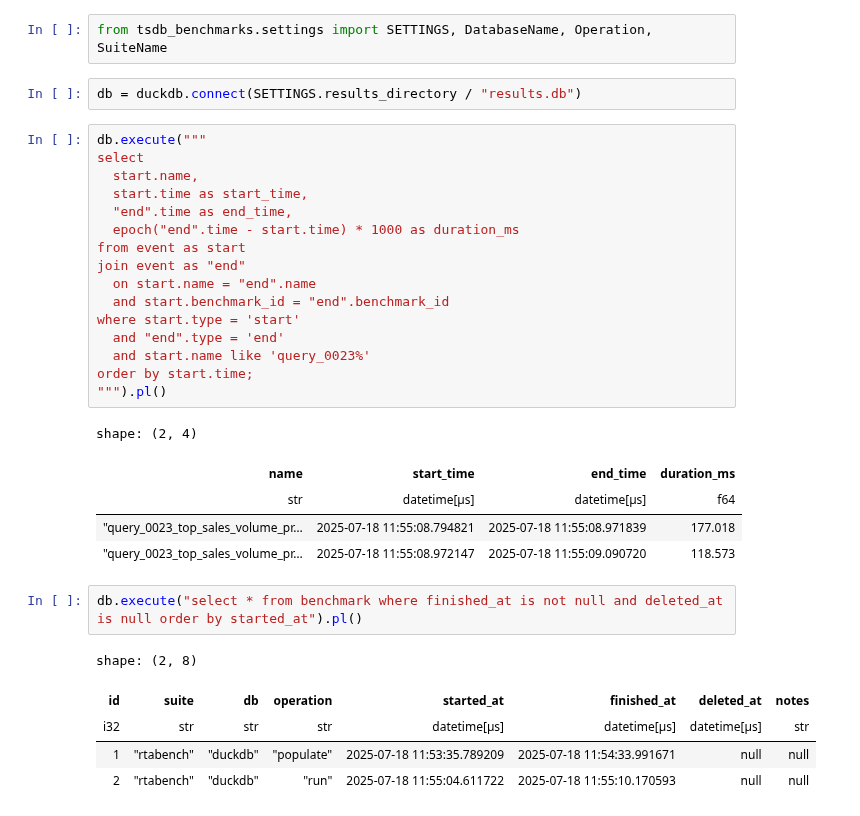
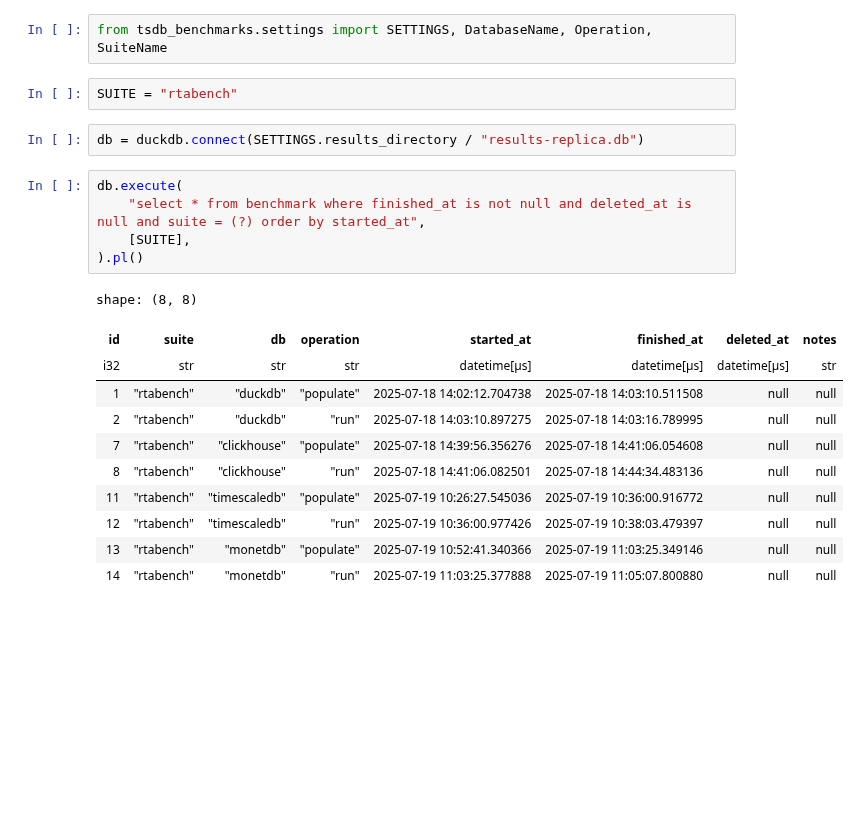
Before and after one commit to wlaur/olap-benchmarks, a Jupyter notebook: notebooks/results.ipynb, the cells around one changed output. Drawn from its saved outputs; the diff is of its cells as text; blank space fills up the shorter version.

Commit message:
look at results

```diff
--- a/notebooks/results.ipynb
+++ b/notebooks/results.ipynb
@@ -30,35 +30,24 @@ import polars as pl
 [interactive output not drawn]
 # %%
 from tsdb_benchmarks.settings import SETTINGS, DatabaseName, Operation, SuiteName
+# %%
+SUITE = "rtabench"
 # %%
-db = duckdb.connect(SETTINGS.results_directory / "results.db")
+db = duckdb.connect(SETTINGS.results_directory / "results-replica.db")
-# %%
-db.execute("""
-select
-  start.name,
-  start.time as start_time,
-  "end".time as end_time,
-  epoch("end".time - start.time) * 1000 as duration_ms
-from event as start
-join event as "end"
-  on start.name = "end".name
-  and start.benchmark_id = "end".benchmark_id
-where start.type = 'start'
-  and "end".type = 'end'
-  and start.name like 'query_0023%'
-order by start.time;
-""").pl()
-# %% [output]
-shape: (2, 4)
-| name | start_time | end_time | duration_ms |
-| str | datetime[μs] | datetime[μs] | f64 |
-| "query_0023_top_sales_volume_pr… | 2025-07-18 11:55:08.794821 | 2025-07-18 11:55:08.971839 | 177.018 |
-| "query_0023_top_sales_volume_pr… | 2025-07-18 11:55:08.972147 | 2025-07-18 11:55:09.090720 | 118.573 |
 # %%
-db.execute("select * from benchmark where finished_at is not null and deleted_at is null order by started_at").pl()
+db.execute(
+    "select * from benchmark where finished_at is not null and deleted_at is null and suite = (?) order by started_at",
+    [SUITE],
+).pl()
 # %% [output]
-shape: (2, 8)
+shape: (8, 8)
 | id | suite | db | operation | started_at | finished_at | deleted_at | notes |
 | i32 | str | str | str | datetime[μs] | datetime[μs] | datetime[μs] | str |
-| 1 | "rtabench" | "duckdb" | "populate" | 2025-07-18 11:53:35.789209 | 2025-07-18 11:54:33.991671 | null | null |
-| 2 | "rtabench" | "duckdb" | "run" | 2025-07-18 11:55:04.611722 | 2025-07-18 11:55:10.170593 | null | null |
+| 1 | "rtabench" | "duckdb" | "populate" | 2025-07-18 14:02:12.704738 | 2025-07-18 14:03:10.511508 | null | null |
+| 2 | "rtabench" | "duckdb" | "run" | 2025-07-18 14:03:10.897275 | 2025-07-18 14:03:16.789995 | null | null |
+| 7 | "rtabench" | "clickhouse" | "populate" | 2025-07-18 14:39:56.356276 | 2025-07-18 14:41:06.054608 | null | null |
+| 8 | "rtabench" | "clickhouse" | "run" | 2025-07-18 14:41:06.082501 | 2025-07-18 14:44:34.483136 | null | null |
+| 11 | "rtabench" | "timescaledb" | "populate" | 2025-07-19 10:26:27.545036 | 2025-07-19 10:36:00.916772 | null | null |
+| 12 | "rtabench" | "timescaledb" | "run" | 2025-07-19 10:36:00.977426 | 2025-07-19 10:38:03.479397 | null | null |
+| 13 | "rtabench" | "monetdb" | "populate" | 2025-07-19 10:52:41.340366 | 2025-07-19 11:03:25.349146 | null | null |
+| 14 | "rtabench" | "monetdb" | "run" | 2025-07-19 11:03:25.377888 | 2025-07-19 11:05:07.800880 | null | null |
```
Also changed, not shown: parts of 5 cells of this notebook, 1 other file.
